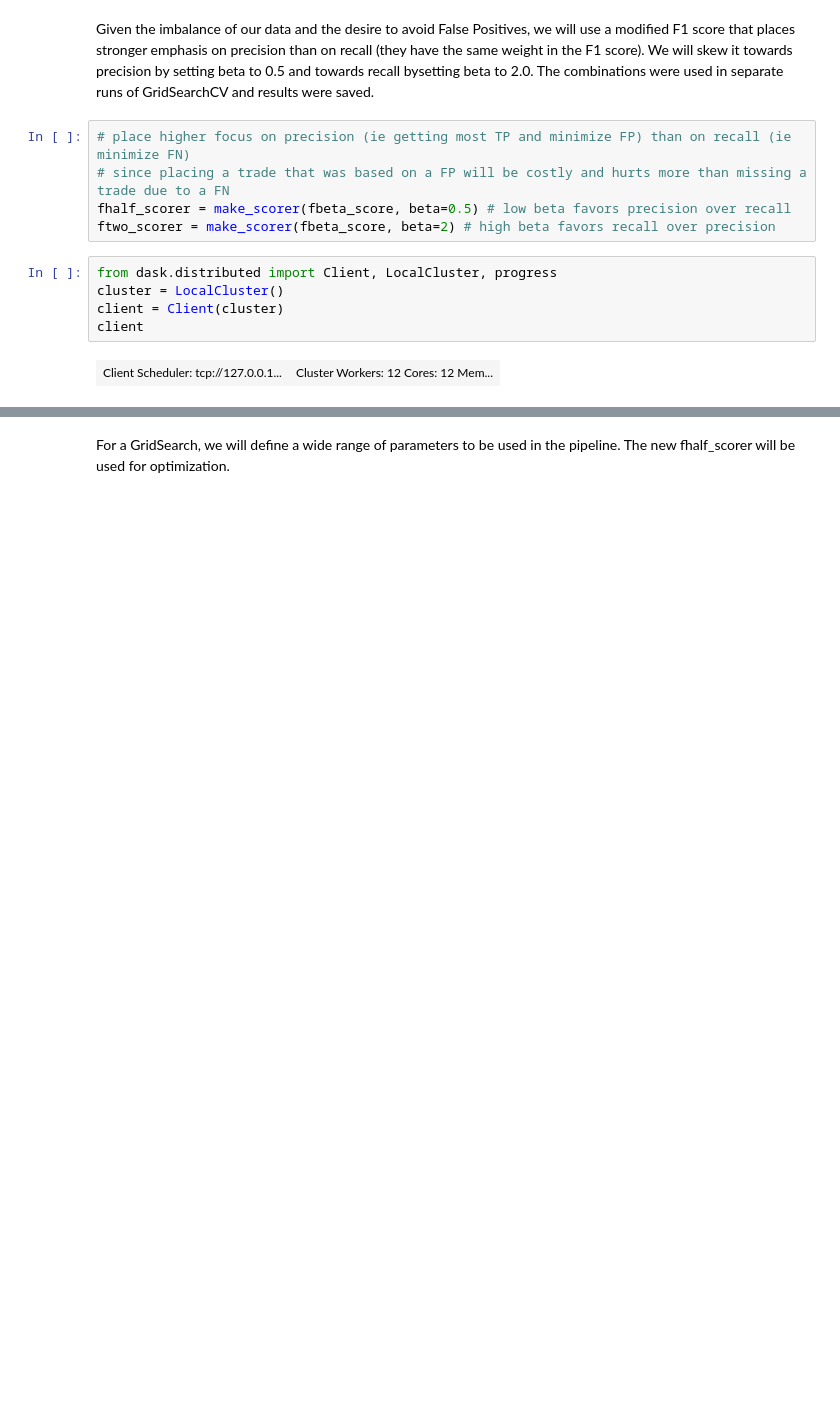
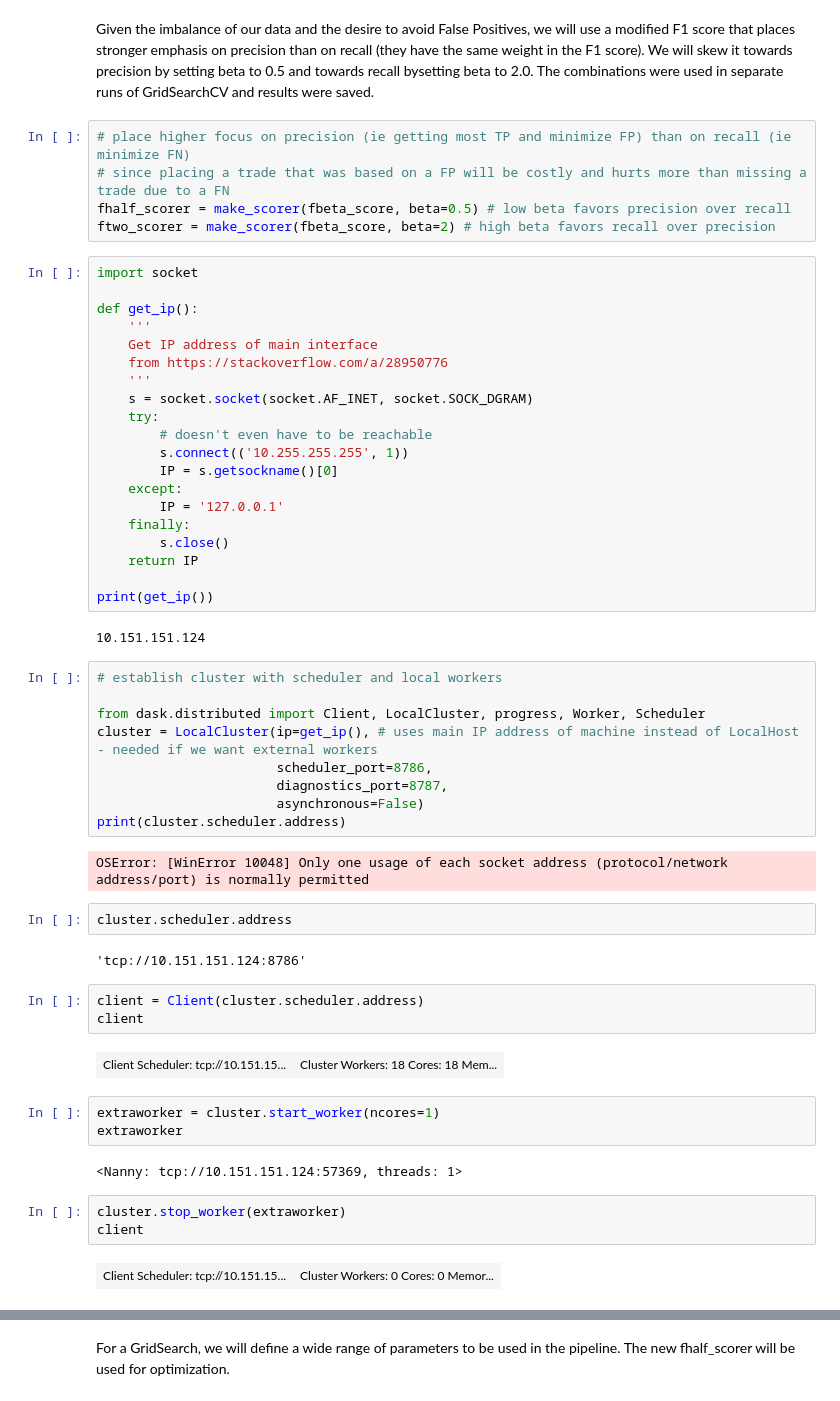
Before and after one commit to Lindstaedt/Stock-recommendation-with-ML, a Jupyter notebook: notebooks/03.2-fl-model-training-sklearn-dask.ipynb, the cells around one changed output, grey strips where cells are left out. Saved outputs shown, nothing was run; the diff lists cells and outputs as text; blank space fills up the shorter version.

Commit message:
feat: start Dask scheduler and workers separately and on public IP
instead of running on localhost, now on open IP so that other network devices can connect. split setup of workers and scheduler

```diff
--- a/notebooks/03.2-fl-model-training-sklearn-dask.ipynb
+++ b/notebooks/03.2-fl-model-training-sklearn-dask.ipynb
@@ -203,10 +161,55 @@ Given the imbalance of our data and the desire to avoid False Positives, we will
 # since placing a trade that was based on a FP will be costly and hurts more than missing a trade due to a FN
 fhalf_scorer = make_scorer(fbeta_score, beta=0.5) # low beta favors precision over recall
 ftwo_scorer = make_scorer(fbeta_score, beta=2) # high beta favors recall over precision
-# %%
-from dask.distributed import Client, LocalCluster, progress
-cluster = LocalCluster()
-client = Client(cluster)
-client
-# %% [output]
-| Client Scheduler: tcp://127.0.0.1... | Cluster Workers: 12 Cores: 12 Mem... |
+# %%
+import socket
+
+def get_ip():
+    '''
+    Get IP address of main interface
+    from https://stackoverflow.com/a/28950776
+    '''
+    s = socket.socket(socket.AF_INET, socket.SOCK_DGRAM)
+    try:
+        # doesn't even have to be reachable
+        s.connect(('10.255.255.255', 1))
+        IP = s.getsockname()[0]
+    except:
+        IP = '127.0.0.1'
+    finally:
+        s.close()
+    return IP
+
+print(get_ip())
+# %% [output]
+10.151.151.124
+# %%
+# establish cluster with scheduler and local workers
+
+from dask.distributed import Client, LocalCluster, progress, Worker, Scheduler
+cluster = LocalCluster(ip=get_ip(), # uses main IP address of machine instead of LocalHost - needed if we want external workers
+                       scheduler_port=8786,
+                       diagnostics_port=8787,
+                       asynchronous=False)
+print(cluster.scheduler.address)
+# %% [output]
+OSError: [WinError 10048] Only one usage of each socket address (protocol/network address/port) is normally permitted
+# %%
+cluster.scheduler.address
+# %% [output]
+'tcp://10.151.151.124:8786'
+# %%
+client = Client(cluster.scheduler.address)
+client
+# %% [output]
+| Client Scheduler: tcp://10.151.15... | Cluster Workers: 18 Cores: 18 Mem... |
+# %%
+extraworker = cluster.start_worker(ncores=1)
+extraworker
+# %% [output]
+<Nanny: tcp://10.151.151.124:57369, threads: 1>
+# %%
+cluster.stop_worker(extraworker)
+client
+# %% [output]
+| Client Scheduler: tcp://10.151.15... | Cluster Workers: 0 Cores: 0 Memor... |
```
Also changed, not shown: parts of 17 cells of this notebook.
